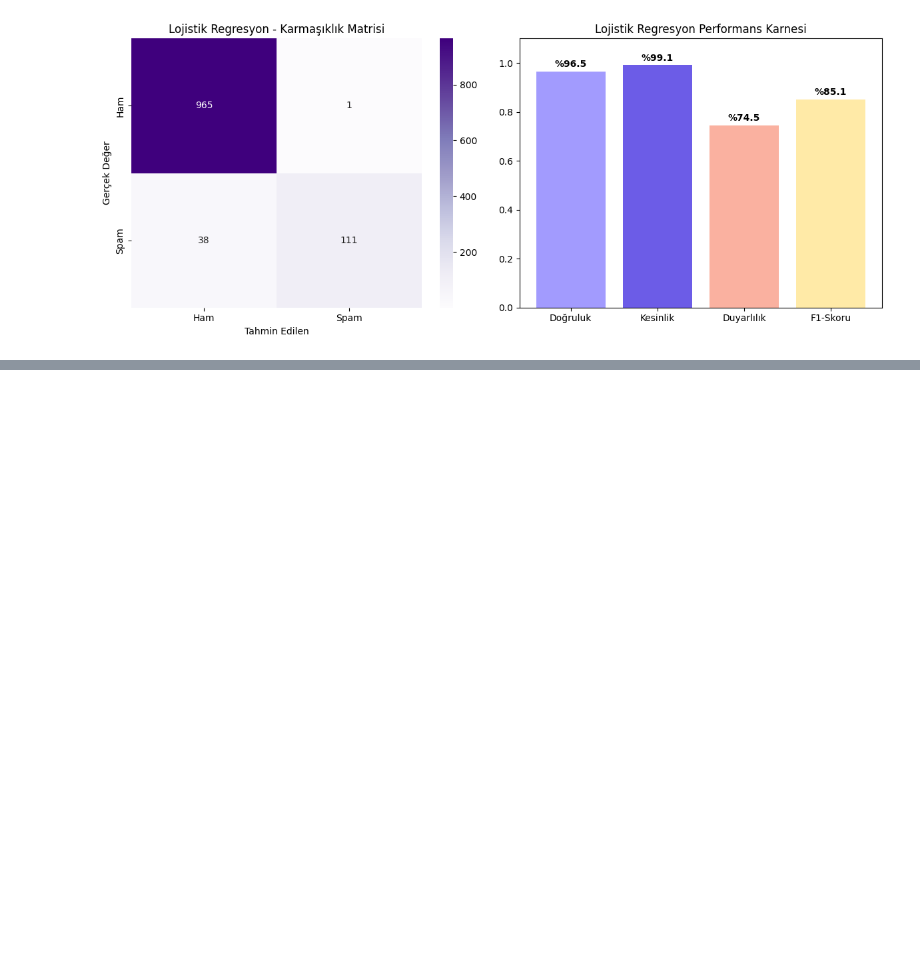
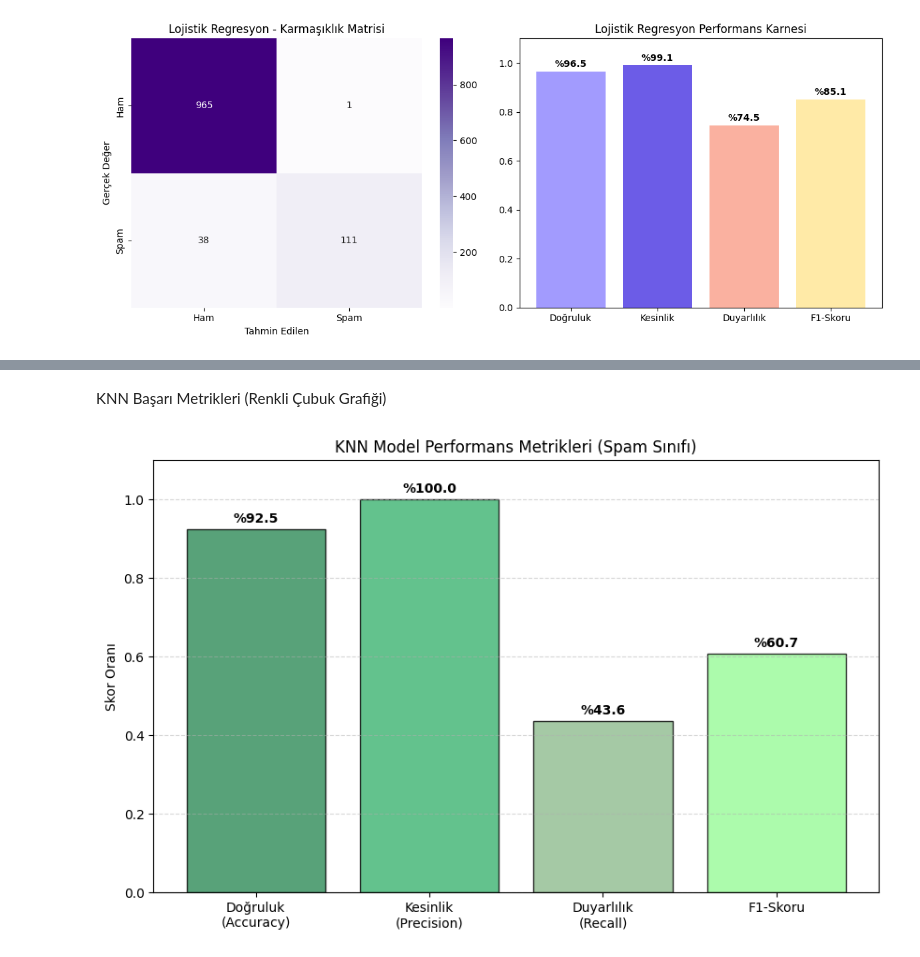
Before and after one commit to zeynepbykn/SMS_Spam_Tespiti_Proje, a Jupyter notebook: SMS_spam_veriBilimi_proje.ipynb, the cells around one changed output, grey strips where cells are left out. Saved outputs shown, nothing was run; the diff lists cells and outputs as text; code cells hidden in the pictures; blank space fills up the shorter version.

```diff
--- a/SMS_spam_veriBilimi_proje.ipynb
+++ b/SMS_spam_veriBilimi_proje.ipynb
@@ -441,0 +483,29 @@ plt.show()
+# %% [markdown]
+KNN Başarı Metrikleri (Renkli Çubuk Grafiği)
+# %%
+from sklearn.metrics import precision_recall_fscore_support
+
+# Başarı oranlarını (Precision, Recall, F1) hesaplıyoruz
+acc_knn = accuracy_score(y_test, y_pred_knn)
+prec_knn, rec_knn, f1_knn, _ = precision_recall_fscore_support(y_test, y_pred_knn, average='binary')
+
+metrikler = ['Doğruluk\n(Accuracy)', 'Kesinlik\n(Precision)', 'Duyarlılık\n(Recall)', 'F1-Skoru']
+skorlar = [acc_knn, prec_knn, rec_knn, f1_knn]
+renkler = ['#2e8b57', '#3cb371', '#8fbc8f', '#98fb98'] # Yeşil tonları
+
+plt.figure(figsize=(10, 6))
+barlar = plt.bar(metrikler, skorlar, color=renkler, edgecolor='black', alpha=0.8)
+
+# Çubukların üzerine yüzde yazılarını ekle
+for bar in barlar:
+    yval = bar.get_height()
+    plt.text(bar.get_x() + bar.get_width()/2, yval + 0.01, f'%{yval*100:.1f}',
+             ha='center', va='bottom', fontweight='bold')
+
+plt.ylim(0, 1.1)
+plt.ylabel('Skor Oranı')
+plt.title('KNN Model Performans Metrikleri (Spam Sınıfı)')
+plt.grid(axis='y', linestyle='--', alpha=0.5)
+plt.show()
+# %% [output]
+[figure, added]
```
Also changed, not shown: parts of 5 cells of this notebook.
